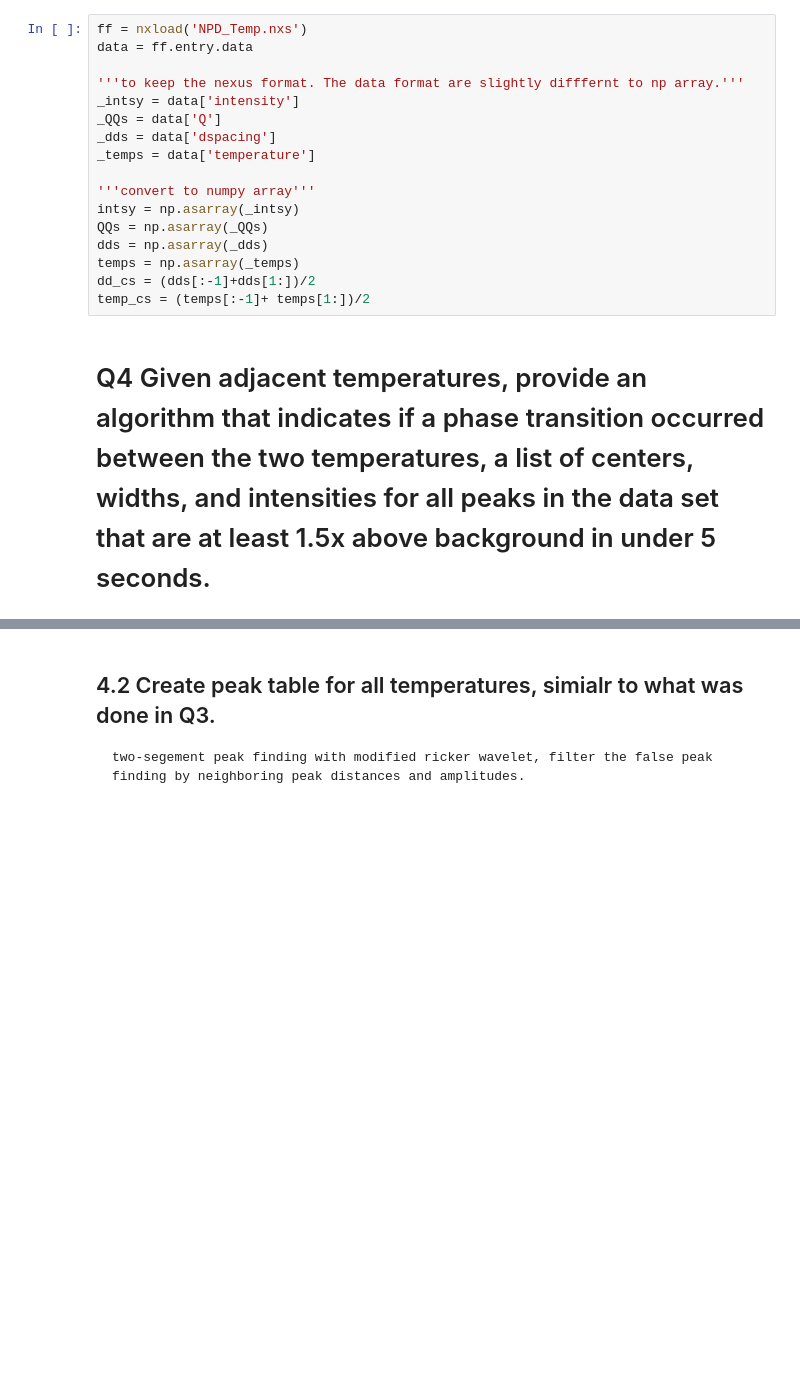
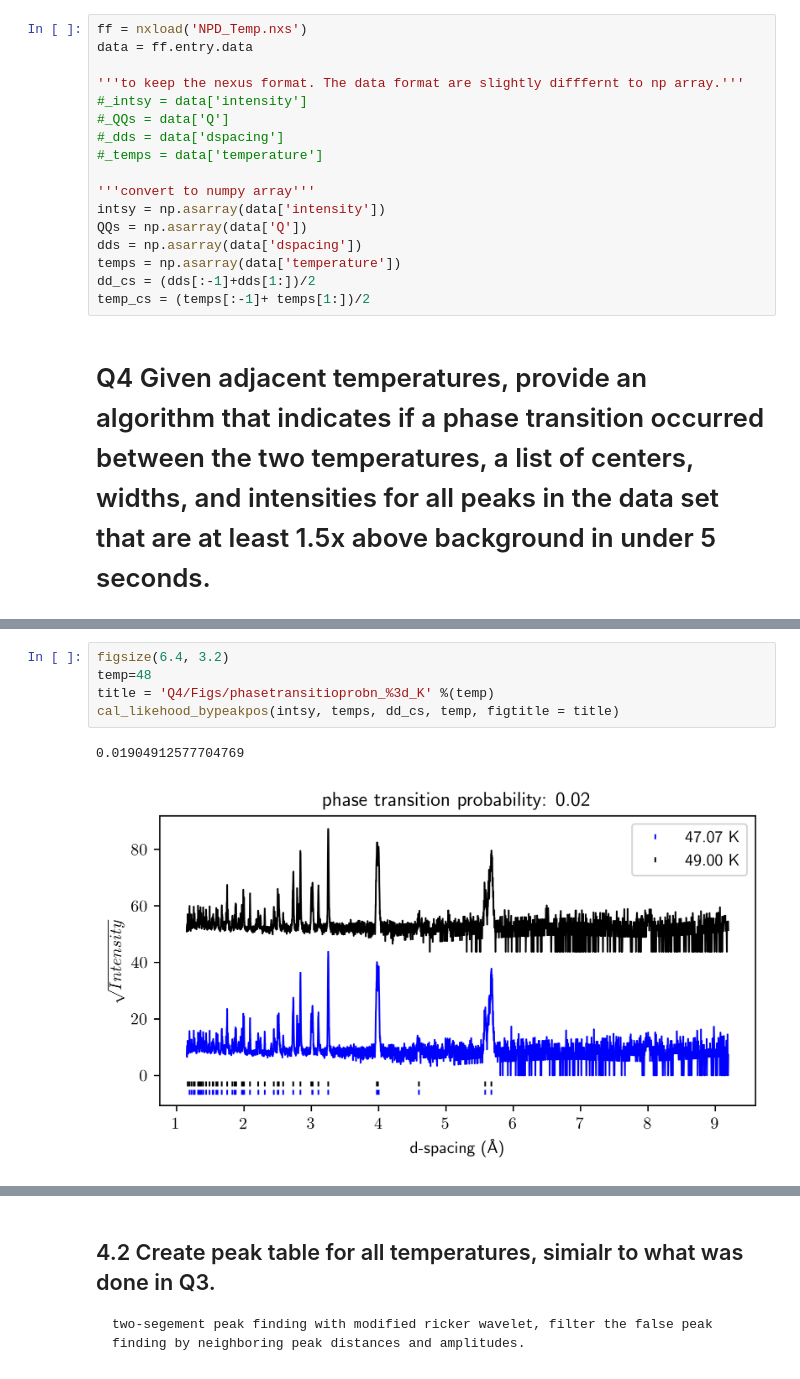
Before and after one commit to yaohualiu/NPD, a Jupyter notebook: NPD_Q4.ipynb, the cells around one changed output, grey strips where cells are left out. Drawn from its saved outputs; the diff is of its cells as text; blank space fills up the shorter version.

```diff
--- a/NPD_Q4.ipynb
+++ b/NPD_Q4.ipynb
@@ -45,16 +45,16 @@ ff = nxload('NPD_Temp.nxs')
 data = ff.entry.data
 
 '''to keep the nexus format. The data format are slightly difffernt to np array.'''
-_intsy = data['intensity']
-_QQs = data['Q']
-_dds = data['dspacing']
-_temps = data['temperature']
+#_intsy = data['intensity']
+#_QQs = data['Q']
+#_dds = data['dspacing']
+#_temps = data['temperature']
 
 '''convert to numpy array'''
-intsy = np.asarray(_intsy)
-QQs = np.asarray(_QQs)
-dds = np.asarray(_dds)
-temps = np.asarray(_temps)
+intsy = np.asarray(data['intensity'])
+QQs = np.asarray(data['Q'])
+dds = np.asarray(data['dspacing'])
+temps = np.asarray(data['temperature'])
 dd_cs = (dds[:-1]+dds[1:])/2
 temp_cs = (temps[:-1]+ temps[1:])/2
 # %% [markdown]
@@ -180,0 +472,8 @@ plt.savefig('Q4/Figs/PhaseTransition_Likehood_allT')
+# %%
+figsize(6.4, 3.2)
+temp=48
+title = 'Q4/Figs/phasetransitioprobn_%3d_K' %(temp)
+cal_likehood_bypeakpos(intsy, temps, dd_cs, temp, figtitle = title)
+# %% [output]
+0.01904912577704769
+[figure, added]
```
Also changed, not shown: parts of 28 cells of this notebook.
